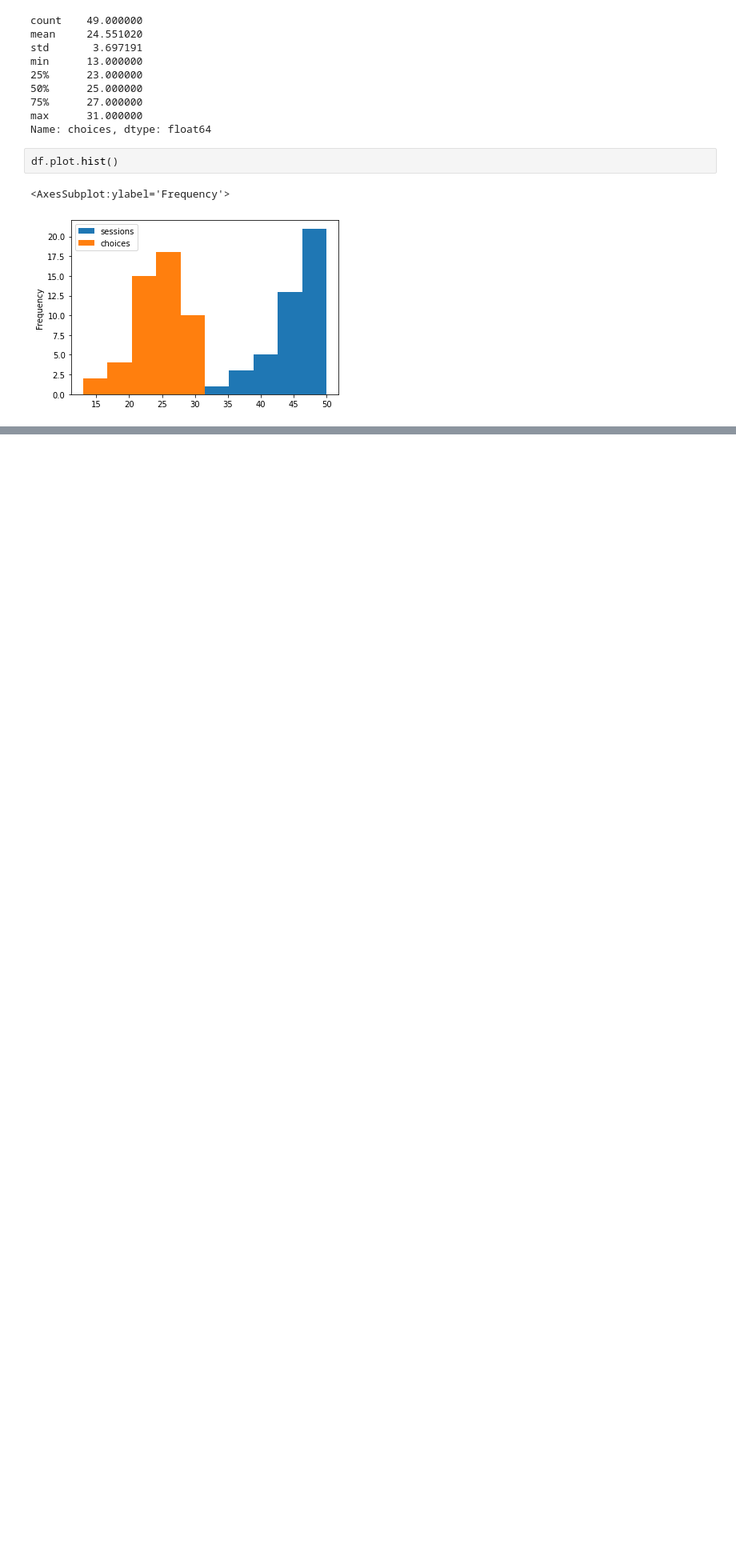
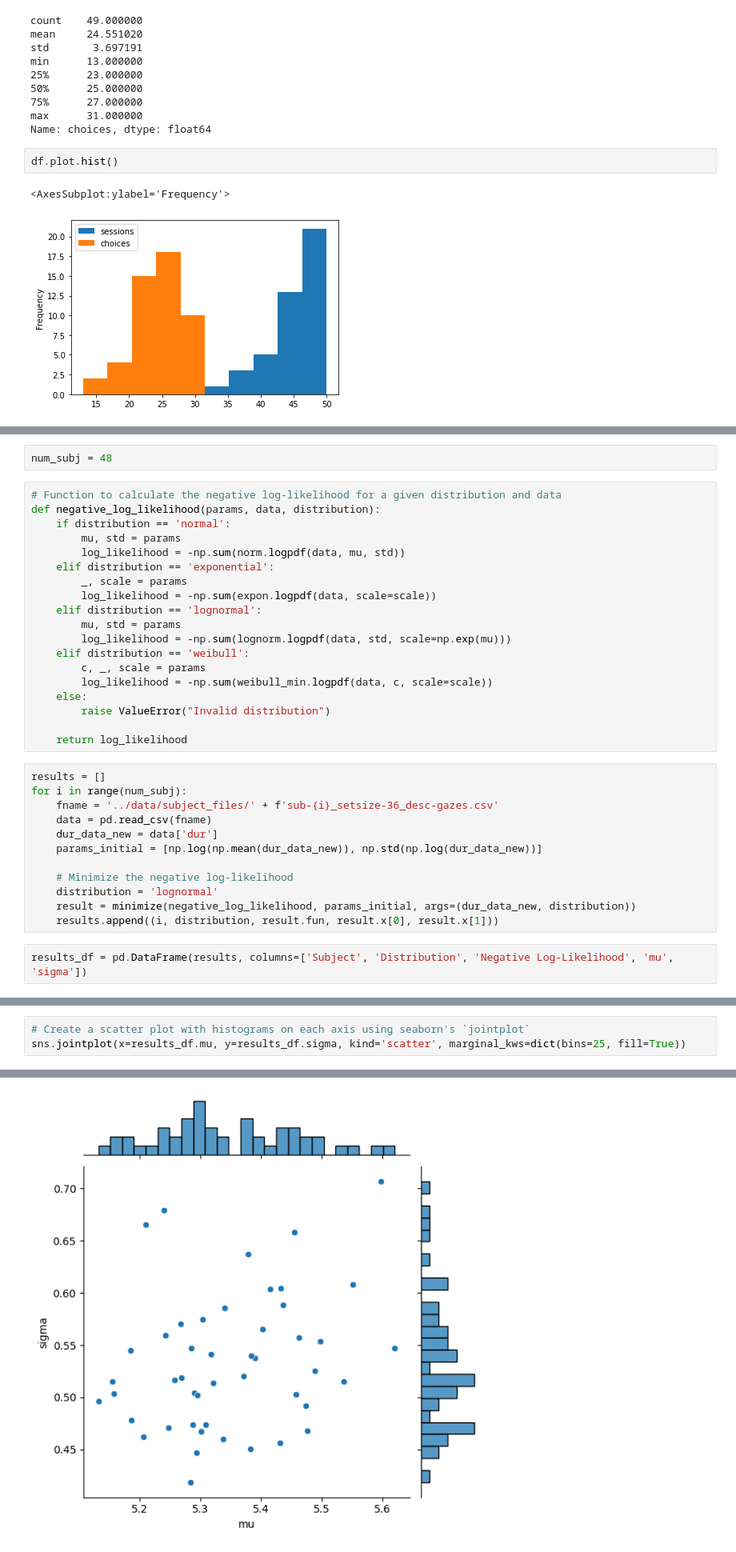
Before and after one commit to trondarild/many-item-choice, a Jupyter notebook: tat/exploration.ipynb, the cells around one changed output, grey strips where cells are left out. Shown at 80% size. Cells and saved outputs as stored; diff of their text form; blank space fills up the shorter version.

```diff
--- a/tat/exploration.ipynb
+++ b/tat/exploration.ipynb
@@ -95,0 +116,35 @@ To be used by ikaros model
+# %%
+num_subj = 48
+# %%
+# Function to calculate the negative log-likelihood for a given distribution and data
+def negative_log_likelihood(params, data, distribution):
+    if distribution == 'normal':
+        mu, std = params
+        log_likelihood = -np.sum(norm.logpdf(data, mu, std))
+    elif distribution == 'exponential':
+        _, scale = params
+        log_likelihood = -np.sum(expon.logpdf(data, scale=scale))
+    elif distribution == 'lognormal':
+        mu, std = params
+        log_likelihood = -np.sum(lognorm.logpdf(data, std, scale=np.exp(mu)))
+    elif distribution == 'weibull':
+        c, _, scale = params
+        log_likelihood = -np.sum(weibull_min.logpdf(data, c, scale=scale))
+    else:
+        raise ValueError("Invalid distribution")
+
+    return log_likelihood
+# %%
+results = []
+for i in range(num_subj):
+    fname = '../data/subject_files/' + f'sub-{i}_setsize-36_desc-gazes.csv'
+    data = pd.read_csv(fname)
+    dur_data_new = data['dur']
+    params_initial = [np.log(np.mean(dur_data_new)), np.std(np.log(dur_data_new))]
+
+    # Minimize the negative log-likelihood
+    distribution = 'lognormal'
+    result = minimize(negative_log_likelihood, params_initial, args=(dur_data_new, distribution))
+    results.append((i, distribution, result.fun, result.x[0], result.x[1]))
+# %%
+results_df = pd.DataFrame(results, columns=['Subject', 'Distribution', 'Negative Log-Likelihood', 'mu', 'sigma'])
@@ -95,0 +162,4 @@ To be used by ikaros model
+# %%
+# Create a scatter plot with histograms on each axis using seaborn's `jointplot`
+sns.jointplot(x=results_df.mu, y=results_df.sigma, kind='scatter', marginal_kws=dict(bins=25, fill=True))
+# %% [output]
@@ -95,0 +167 @@ To be used by ikaros model
+[figure, added]
```
Also changed, not shown: parts of 15 cells of this notebook, 1 other file.
